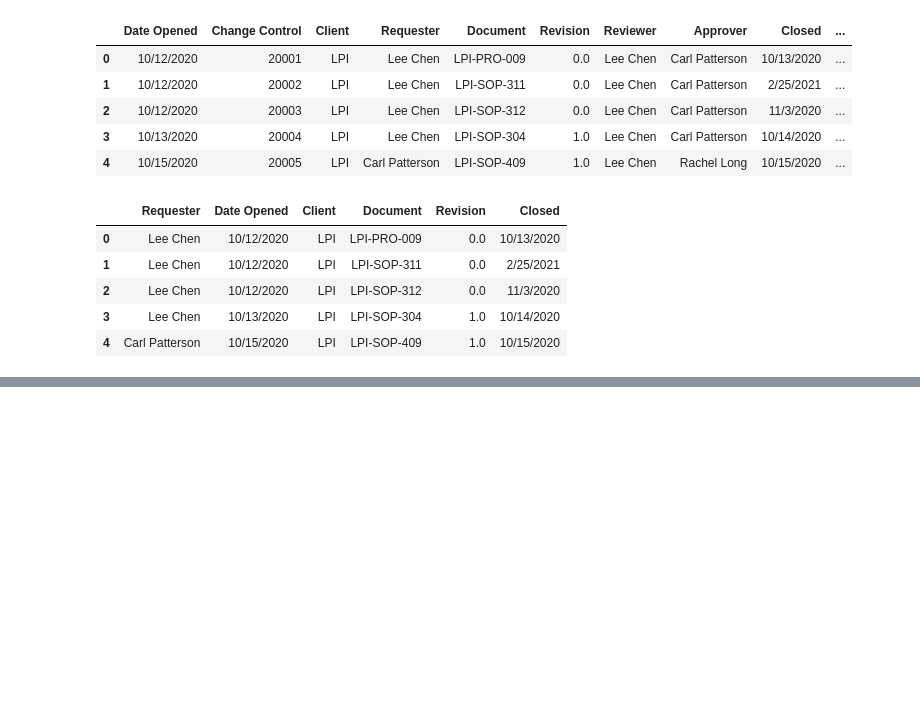
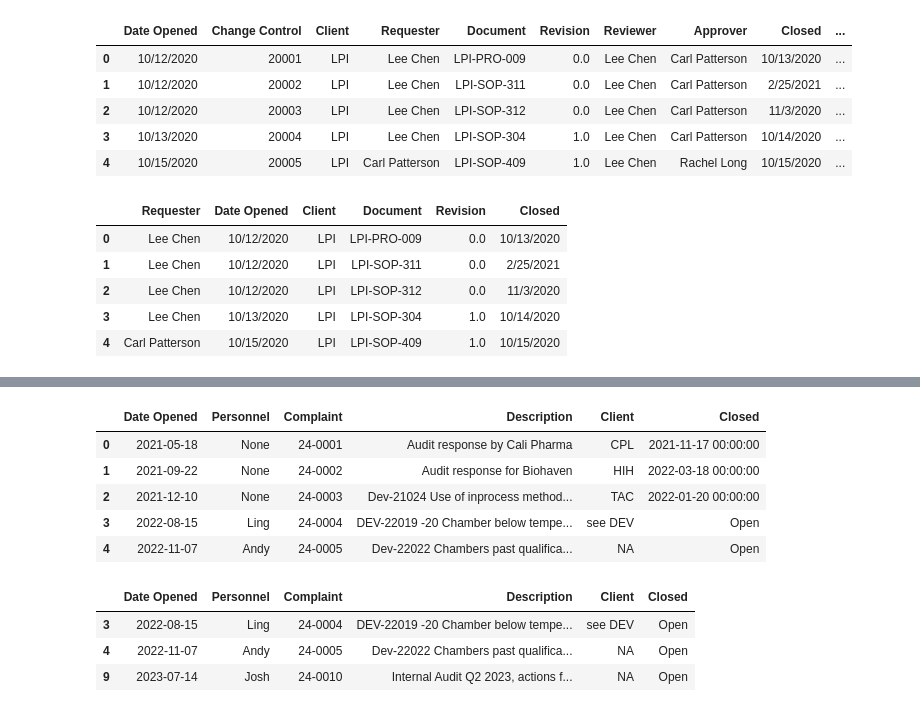
Before and after one commit to cpatterson71/Quality_Dashboard, a Jupyter notebook: Quality_Data_Clean_Up.ipynb, the cells around one changed output, grey strips where cells are left out. Cells and saved outputs as stored; diff of their text form; code cells hidden in the pictures; blank space fills up the shorter version.

```diff
--- a/Quality_Data_Clean_Up.ipynb
+++ b/Quality_Data_Clean_Up.ipynb
@@ -182,0 +219,24 @@ temp4.to_csv('temp4.csv', index=False)
+# %%
+file4 = 'Quality_System_Document_Use_This.xlsx'
+wb4 = xl.Book(file4)
+sht4 = wb4.sheets[5]
+temp4 = sht4.range('A1:F191')
+Open_comp = temp4.options(pd.DataFrame, index=False).value
+Open_comp.head()
+# %% [output]
+|  | Date Opened | Personnel | Complaint | Description | Client | Closed |
+| 0 | 2021-05-18 | None | 24-0001 | Audit response by Cali Pharma | CPL | 2021-11-17 00:00:00 |
+| 1 | 2021-09-22 | None | 24-0002 | Audit response for Biohaven | HIH | 2022-03-18 00:00:00 |
+| 2 | 2021-12-10 | None | 24-0003 | Dev-21024 Use of inprocess method... | TAC | 2022-01-20 00:00:00 |
+| 3 | 2022-08-15 | Ling | 24-0004 | DEV-22019 -20 Chamber below tempe... | see DEV | Open |
+| 4 | 2022-11-07 | Andy | 24-0005 | Dev-22022 Chambers past qualifica... | NA | Open |
+# %%
+Open_comp = Open_comp.loc[:,['Date Opened', 'Personnel', 'Complaint', 'Description', 'Client', 'Closed']]
+Open_comp = Open_comp[Open_comp['Closed'] == 'Open']
+Open_comp.to_csv('Open_comp.csv', index=False)
+Open_comp.head()
+# %% [output]
+|  | Date Opened | Personnel | Complaint | Description | Client | Closed |
+| 3 | 2022-08-15 | Ling | 24-0004 | DEV-22019 -20 Chamber below tempe... | see DEV | Open |
+| 4 | 2022-11-07 | Andy | 24-0005 | Dev-22022 Chambers past qualifica... | NA | Open |
+| 9 | 2023-07-14 | Josh | 24-0010 | Internal Audit Q2 2023, actions f... | NA | Open |
```
Also changed, not shown: parts of 5 cells of this notebook, 5 other files.
